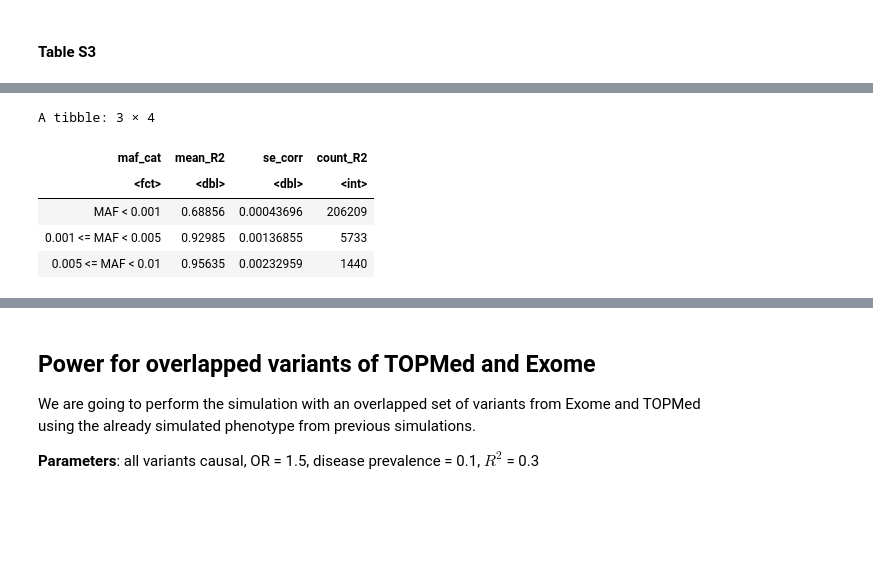
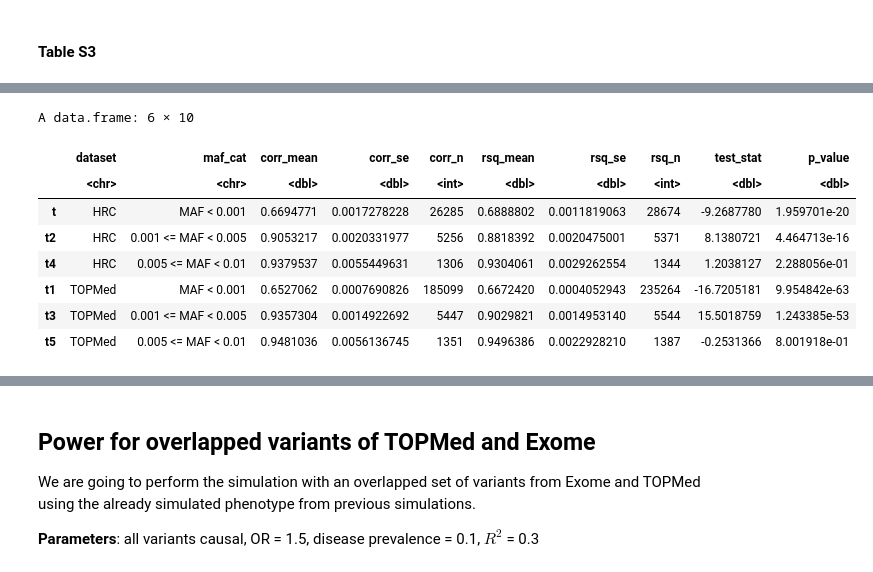
Before and after one commit to lamanda0227/imputation_brv, a Jupyter notebook: workflow/additional_queries.ipynb, the cells around one changed output, grey strips where cells are left out. Drawn from its saved outputs; the diff is of its cells as text; code cells hidden in the pictures; blank space fills up the shorter version.

```diff
--- a/workflow/additional_queries.ipynb
+++ b/workflow/additional_queries.ipynb
@@ -290 +284,4 @@ topmed_corr_df <- corr_df %>% filter(stringr::str_detect(dataset, "topmed_maf"))
+# %%
+hrc_corr_df <- corr_df %>% filter(grepl('hrc', dataset)) %>% rename("corr_hrc" = corr) %>% select(-rsq)
+topmed_corr_df <- corr_df %>% filter(grepl('topmed', dataset)) %>% rename("corr_topmed" = corr) %>% select(-rsq)
 # %%
@@ -623,16 +578,52 @@ A data.frame: 3 × 10
-# %%
-hrc_topmed_df %>%
-    mutate(maf_cat = case_when(is.na(MAF_nfe_exome) | MAF_nfe_exome < 0.001 ~ "MAF < 0.001",
-                               MAF_nfe_exome >= 0.001 & MAF_nfe_exome < 0.005 ~ "0.001 <= MAF < 0.005",
-                               MAF_nfe_exome >= 0.005 & MAF_nfe_exome < 0.01 ~ "0.005 <= MAF < 0.01")) %>%
-    group_by(maf_cat) %>%
-    summarise(mean_R2 = mean(R2), se_corr = sd(R2) / sqrt(n()), count_R2 = n()) %>%
-    mutate(maf_cat = factor(maf_cat, levels = c("MAF < 0.001", "0.001 <= MAF < 0.005", "0.005 <= MAF < 0.01"))) %>%
-    arrange(maf_cat)
-# %% [output]
-A tibble: 3 × 4
-| maf_cat | mean_R2 | se_corr | count_R2 |
-| <fct> | <dbl> | <dbl> | <int> |
-| MAF < 0.001 | 0.68856 | 0.00043696 | 206209 |
-| 0.001 <= MAF < 0.005 | 0.92985 | 0.00136855 | 5733 |
-| 0.005 <= MAF < 0.01 | 0.95635 | 0.00232959 | 1440 |
+# %%
+## check if the correlation and R2 is statistically different from each other
+
+corr_rsq_df <- data.frame(matrix(ncol=10, nrow = 0))
+colnames(corr_rsq_df) <- c("dataset", "maf_cat", "corr_mean", "corr_se", "corr_n", "rsq_mean", "rsq_se", "rsq_n", "test_stat", "p_value")
+
+for(maf in c("MAF < 0.001", "0.001 <= MAF < 0.005", "0.005 <= MAF < 0.01")){
+    hrc_corr <- hrc_topmed_exome_df %>% filter(R2_hrc !=0, R2_exome == 999) %>% filter(maf_cat == maf) %>% pull(corr_hrc)
+    hrc_rsq <- hrc_r2_df %>% filter(R2_hrc !=0) %>% filter(maf_cat == maf) %>% pull(R2_hrc)
+
+    topmed_corr <- hrc_topmed_exome_df %>% filter(R2_topmed !=0, R2_exome == 999) %>% filter(maf_cat == maf) %>% pull(corr_topmed)
+    topmed_rsq <- hrc_topmed_exome_df %>% filter(R2_topmed !=0) %>% filter(maf_cat == maf) %>% pull(R2_topmed)
+
+    hrc_test_result <- t.test(hrc_corr, hrc_rsq)
+    topmed_test_result <- t.test(topmed_corr, topmed_rsq)
+
+    sub_df_hrc <- data.frame("dataset" = "HRC",
+                             "maf_cat" = maf,
+                             "corr_mean" = mean(hrc_corr),
+                             "corr_se" = sd(hrc_corr) / sqrt(length(hrc_corr)),
+                             "corr_n" = length(hrc_corr),
+                             "rsq_mean" = mean(hrc_rsq),
+                             "rsq_se" = sd(hrc_rsq) / sqrt(length(hrc_rsq)),
+                             "rsq_n" = length(hrc_rsq),
+                             "test_stat" = hrc_test_result$statistic,
+                             "p_value" = hrc_test_result$p.value)
+
+    sub_df_topmed <- data.frame("dataset" = "TOPMed",
+                                "maf_cat" = maf,
+                                "corr_mean" = mean(topmed_corr),
+                                "corr_se" = sd(topmed_corr) / sqrt(length(topmed_corr)),
+                                "corr_n" = length(topmed_corr),
+                                "rsq_mean" = mean(topmed_rsq),
+                                "rsq_se" = sd(topmed_rsq) / sqrt(length(topmed_rsq)),
+                                "rsq_n" = length(topmed_rsq),
+                                "test_stat" = topmed_test_result$statistic,
+                                "p_value" = topmed_test_result$p.value)
+
+    corr_rsq_df = rbind(corr_rsq_df, sub_df_hrc, sub_df_topmed)
+}
+
+corr_rsq_df %>% arrange(dataset)
+# %% [output]
+A data.frame: 6 × 10
+|  | dataset | maf_cat | corr_mean | corr_se | corr_n | rsq_mean | rsq_se | rsq_n | test_stat | p_value |
+|  | <chr> | <chr> | <dbl> | <dbl> | <int> | <dbl> | <dbl> | <int> | <dbl> | <dbl> |
+| t | HRC | MAF < 0.001 | 0.6694771 | 0.0017278228 | 26285 | 0.6888802 | 0.0011819063 | 28674 | -9.2687780 | 1.959701e-20 |
+| t2 | HRC | 0.001 <= MAF < 0.005 | 0.9053217 | 0.0020331977 | 5256 | 0.8818392 | 0.0020475001 | 5371 | 8.1380721 | 4.464713e-16 |
+| t4 | HRC | 0.005 <= MAF < 0.01 | 0.9379537 | 0.0055449631 | 1306 | 0.9304061 | 0.0029262554 | 1344 | 1.2038127 | 2.288056e-01 |
+| t1 | TOPMed | MAF < 0.001 | 0.6527062 | 0.0007690826 | 185099 | 0.6672420 | 0.0004052943 | 235264 | -16.7205181 | 9.954842e-63 |
+| t3 | TOPMed | 0.001 <= MAF < 0.005 | 0.9357304 | 0.0014922692 | 5447 | 0.9029821 | 0.0014953140 | 5544 | 15.5018759 | 1.243385e-53 |
+| t5 | TOPMed | 0.005 <= MAF < 0.01 | 0.9481036 | 0.0056136745 | 1351 | 0.9496386 | 0.0022928210 | 1387 | -0.2531366 | 8.001918e-01 |
```
Also changed, not shown: parts of 76 cells of this notebook, 21 other files.
